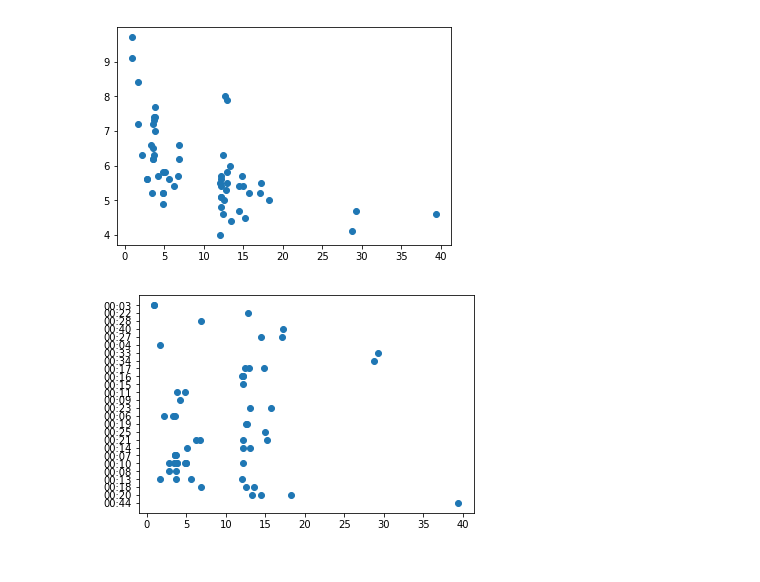
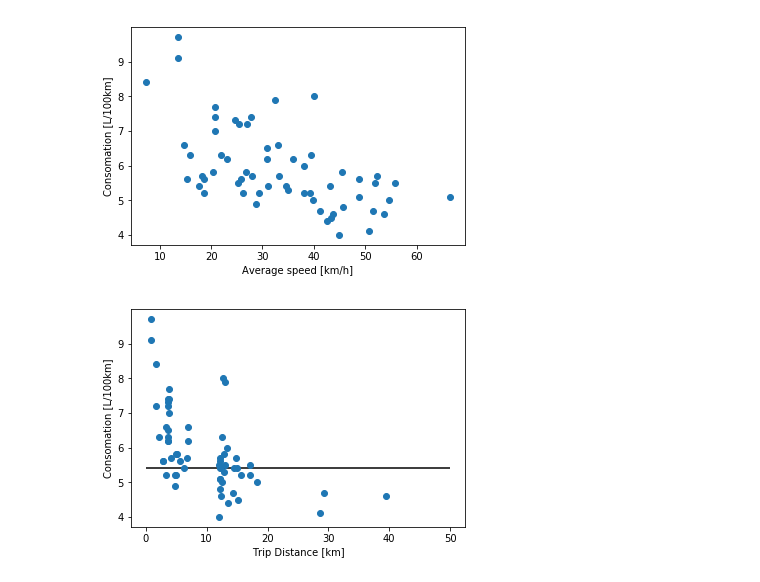
Before and after one commit to rmadar/mycar-statistics, a Jupyter notebook: DataExploration.ipynb, the cells around one changed output. Drawn from its saved outputs; the diff is of its cells as text; code cells hidden in the pictures.

```diff
--- a/DataExploration.ipynb
+++ b/DataExploration.ipynb
@@ -25,0 +28,25 @@ df.head()
+# %%
+cols_names = ['date', 't_i', 't_f', 'dt',
+              'address_i', 'address_f', 'd', 'km',
+              'conso', 'gazoil_price', 'price' ,
+              'cat', 'unknown']
+df = pd.read_csv('formated_data.csv', delimiter=';', names=cols_names, skiprows=1)
+
+# Convert date time into a proper object
+df['t_i'] = df[['date', 't_i']].apply(lambda c: str_to_datetime(*c), axis=1)
+df['t_f'] = df[['date', 't_f']].apply(lambda c: str_to_datetime(*c), axis=1)
+
+# Convert duration into a date time (note deltatime) for plotting purpose
+df['dt'] = df['dt'].apply(str_to_time)
+df['dt_hours'] = df[['t_i', 't_f']].apply(lambda c: deltatime_to_hours(*c), axis=1)
+
+
+# Get 7 days average
+dftest = df.set_index(df['t_i'])
+df_conso_weekly = dftest[['t_i', 'd', 'conso']].resample('W').mean()
+
+# Get mean consomation (Nliters/Nkm = sum(conso*d/100) / sum(d))
+conso_mean = np.sum(df['conso']*df['d']/100) / np.sum(df['d'])*100
+
+#df.head()
+df_conso_weekly.head()
@@ -26,8 +59,13 @@ df.head()
 # %%
-plt.plot(df['d'], df['conso'], marker='o', linewidth=0);
+plt.plot(df['d']/df['dt_hours'], df['conso'], marker='o', linewidth=0)
+plt.xlabel('Average speed [km/h]')
+plt.ylabel('Consomation [L/100km]');
 # %% [output]
-[figure, old version]
+[figure, new version]
 # %%
-plt.plot(df['d'], df['dt'], marker='o', linewidth=0);
+plt.plot(df['d'], df['conso'], marker='o', linewidth=0);
+plt.xlabel('Trip Distance [km]')
+plt.hlines(y=conso_mean, xmin=0, xmax=50)
+plt.ylabel('Consomation [L/100km]');
 # %% [output]
-[figure, old version]
+[figure, new version]
```
Also changed, not shown: parts of 11 cells of this notebook.
